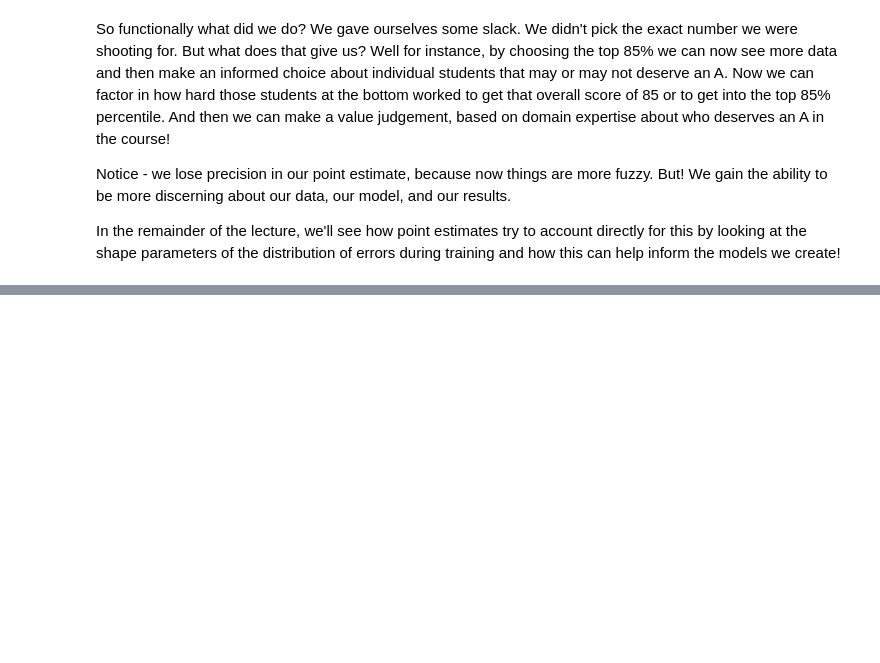
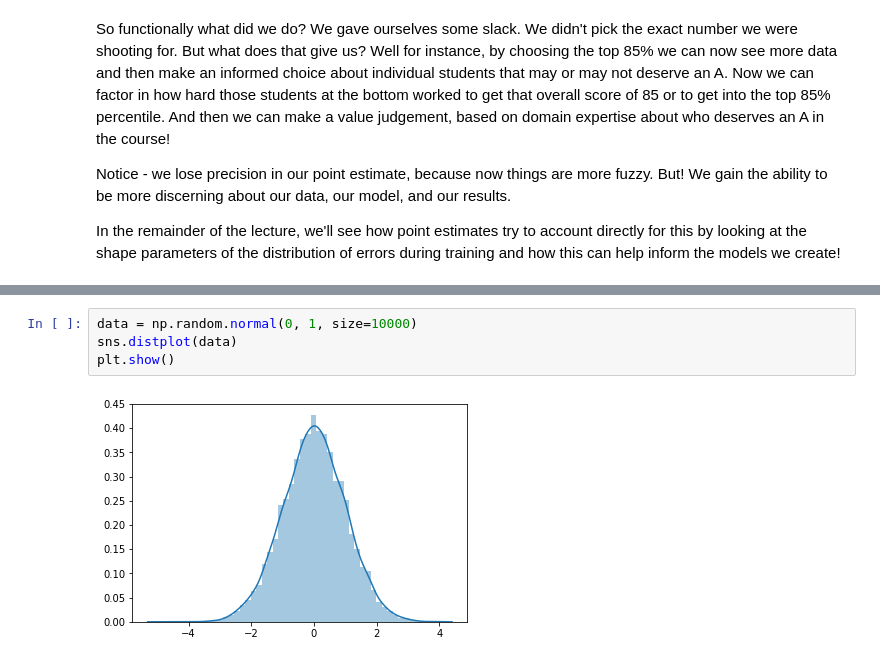
Before and after one commit to EricSchles/second_data_science_meetup_nyc, a Jupyter notebook: regression.ipynb, the cells around one changed output, grey strips where cells are left out. Cells and saved outputs as stored; diff of their text form; blank space fills up the shorter version.

```diff
--- a/regression.ipynb
+++ b/regression.ipynb
@@ -361,0 +368,6 @@ In the remainder of the lecture, we'll see how point estimates try to account di
+# %%
+data = np.random.normal(0, 1, size=10000)
+sns.distplot(data)
+plt.show()
+# %% [output]
+[figure, added]
```
Also changed, not shown: parts of 35 cells of this notebook.
